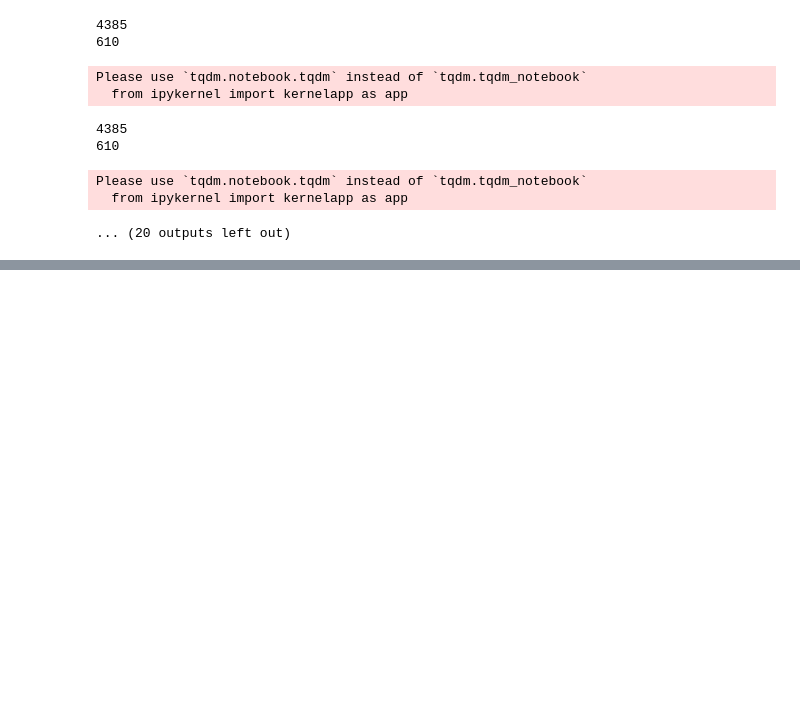
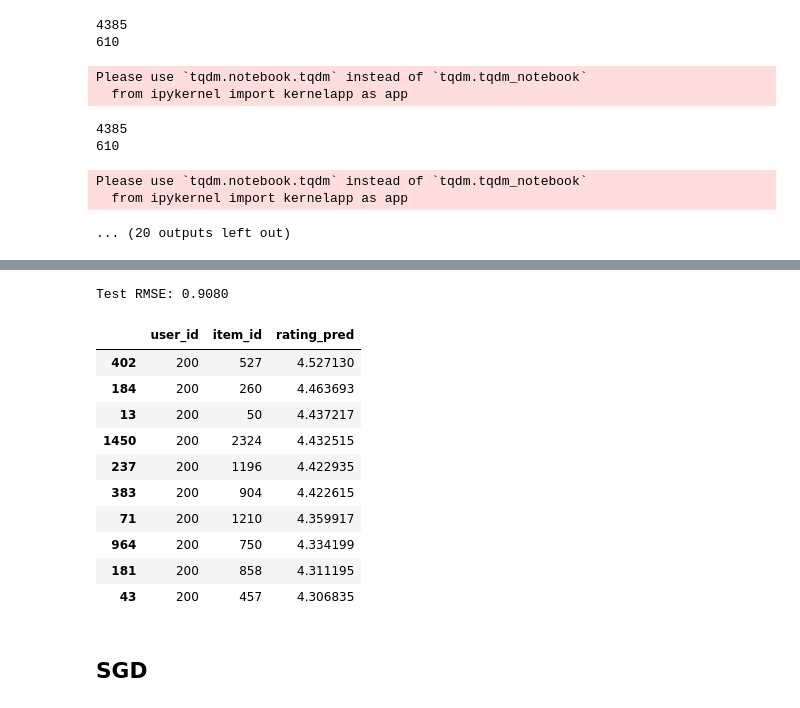
Before and after one commit to fromptj/recommender_system, a Jupyter notebook: 02-Basic-Recommender-System/03-Collaborative_Filtering_Model_Based_SVD_SGD_ALS.ipynb, the cells around one changed output, grey strips where cells are left out. Saved outputs shown, nothing was run; the diff lists cells and outputs as text; code cells hidden in the pictures; blank space fills up the shorter version.

```diff
--- a/02-Basic-Recommender-System/03-Collaborative_Filtering_Model_Based_SVD_SGD_ALS.ipynb
+++ b/02-Basic-Recommender-System/03-Collaborative_Filtering_Model_Based_SVD_SGD_ALS.ipynb
@@ -285,0 +383,4 @@ Please use `tqdm.notebook.tqdm` instead of `tqdm.tqdm_notebook`
+# %%
+# 초기  training
+matrix_fact = KernelMF(n_epochs=20, n_factors=100, verbose=1, lr=0.001, reg=0.005)
+matrix_fact.fit(X_train_initial, y_train_initial)
@@ -285,0 +411,5 @@ Please use `tqdm.notebook.tqdm` instead of `tqdm.tqdm_notebook`
+# %%
+# 추가된 user 데이터로 모델 업데이트
+matrix_fact.update_users(
+    X_train_update, y_train_update, lr=0.001, n_epochs=20, verbose=1
+)
@@ -285,0 +437,25 @@ Please use `tqdm.notebook.tqdm` instead of `tqdm.tqdm_notebook`
+# %%
+pred = matrix_fact.predict(X_test_update)
+rmse = mean_squared_error(y_test_update, pred, squared=False)
+print(f"\nTest RMSE: {rmse:.4f}")
+# %% [output]
+Test RMSE: 0.9080
+# %%
+# recommendations 가져오기
+user = 200
+items_known = X_train_initial.query("user_id == @user")["item_id"]
+matrix_fact.recommend(user=user, items_known=items_known)
+# %% [output]
+|  | user_id | item_id | rating_pred |
+| 402 | 200 | 527 | 4.527130 |
+| 184 | 200 | 260 | 4.463693 |
+| 13 | 200 | 50 | 4.437217 |
+| 1450 | 200 | 2324 | 4.432515 |
+| 237 | 200 | 1196 | 4.422935 |
+| 383 | 200 | 904 | 4.422615 |
+| 71 | 200 | 1210 | 4.359917 |
+| 964 | 200 | 750 | 4.334199 |
+| 181 | 200 | 858 | 4.311195 |
+| 43 | 200 | 457 | 4.306835 |
+# %% [markdown]
+## SGD
```
Also changed, not shown: parts of 16 cells of this notebook.
